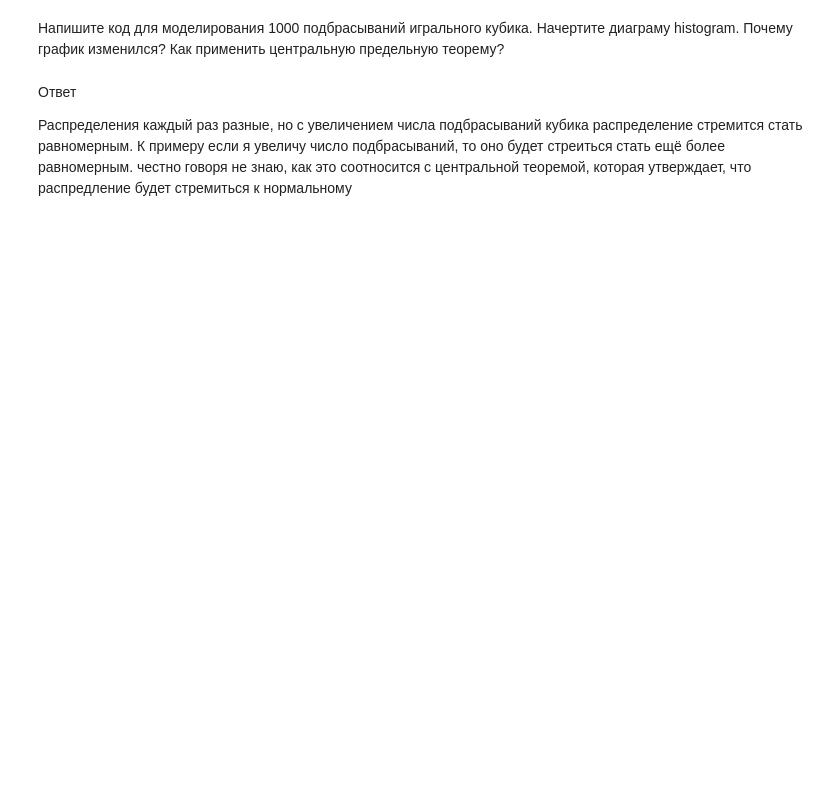
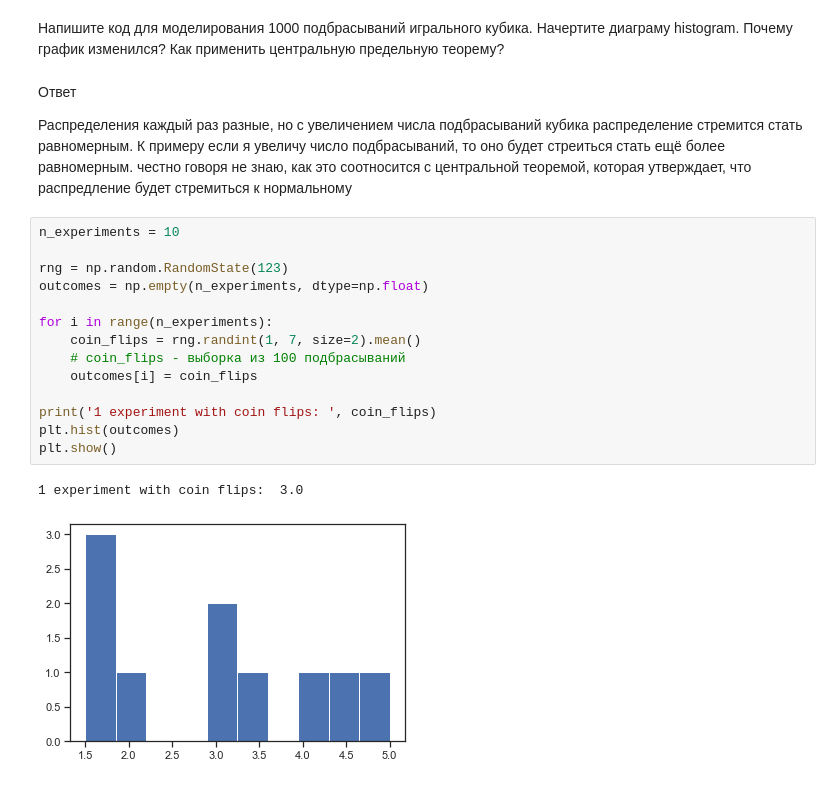
Before and after one commit to sladkoejka/homework, a Jupyter notebook: dz_2.ipynb, the cells around one changed output. Cells and saved outputs as stored; diff of their text form; blank space fills up the shorter version.

```diff
--- a/dz_2.ipynb
+++ b/dz_2.ipynb
@@ -237,3 +231,20 @@ array([[<matplotlib.axes._subplots.AxesSubplot object at 0x...>]],
 К примеру если я увеличу число подбрасываний, то оно будет стреиться стать ещё более равномерным.
 честно говоря не знаю, как это соотносится с центральной теоремой, которая утверждает,
 что распредление будет стремиться к нормальному
+# %%
+n_experiments = 10
+
+rng = np.random.RandomState(123)
+outcomes = np.empty(n_experiments, dtype=np.float)
+
+for i in range(n_experiments):
+    coin_flips = rng.randint(1, 7, size=2).mean()
+    # coin_flips - выборка из 100 подбрасываний
+    outcomes[i] = coin_flips
+
+print('1 experiment with coin flips: ', coin_flips)
+plt.hist(outcomes)
+plt.show()
+# %% [output]
+1 experiment with coin flips:  3.0
+[figure, added]
```
Also changed, not shown: parts of 9 cells of this notebook.
